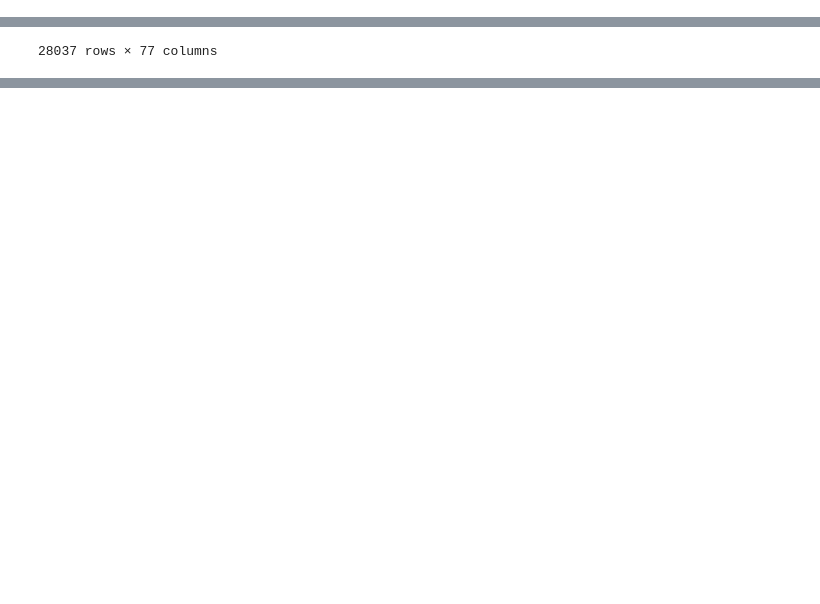
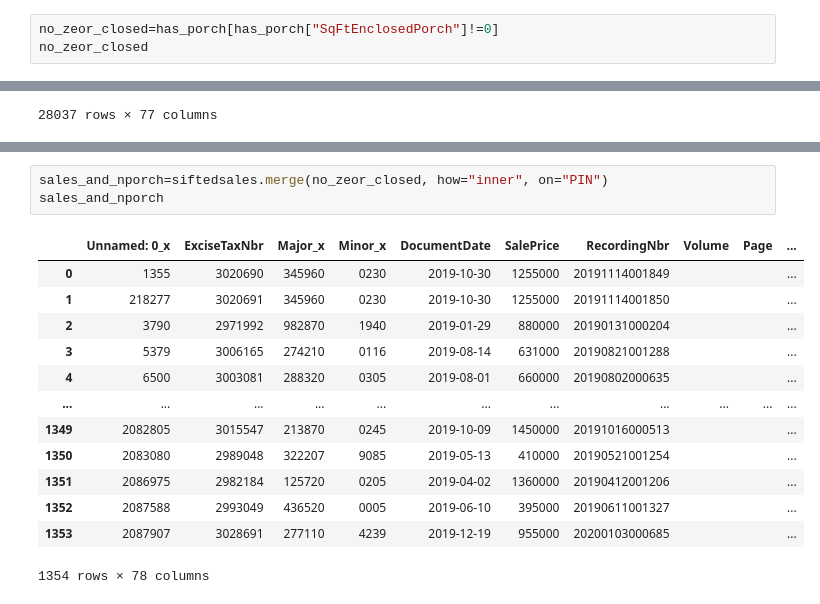
Before and after one commit to chum46/housing_sales_king_county, a Jupyter notebook: notebooks/exploratory/02_js_exploratory_Visualizations.ipynb, the cells around one changed output, grey strips where cells are left out. Drawn from its saved outputs; the diff is of its cells as text; blank space fills up the shorter version.

```diff
--- a/notebooks/exploratory/02_js_exploratory_Visualizations.ipynb
+++ b/notebooks/exploratory/02_js_exploratory_Visualizations.ipynb
@@ -208,3 +205,6 @@ has_porch
 | 37944 | 515045 | 880590 | 0420 | 1 | 1 | 2026 E LOUISA ST 98112 | 2026 |  | ... |
 | 37946 | 515075 | 195160 | 0190 | 1 | 1 | 25643 29TH AVE S 98032 | 25643 |  | ... |
 20628 rows × 53 columns
+# %%
+no_zeor_closed=has_porch[has_porch["SqFtEnclosedPorch"]!=0]
+no_zeor_closed
@@ -274 +294,18 @@ sales_and_porch
+# %%
+sales_and_nporch=siftedsales.merge(no_zeor_closed, how="inner", on="PIN")
+sales_and_nporch
+# %% [output]
+|  | Unnamed: 0_x | ExciseTaxNbr | Major_x | Minor_x | DocumentDate | SalePrice | RecordingNbr | Volume | Page | ... |
+| 0 | 1355 | 3020690 | 345960 | 0230 | 2019-10-30 | 1255000 | 20191114001849 |  |  | ... |
+| 1 | 218277 | 3020691 | 345960 | 0230 | 2019-10-30 | 1255000 | 20191114001850 |  |  | ... |
+| 2 | 3790 | 2971992 | 982870 | 1940 | 2019-01-29 | 880000 | 20190131000204 |  |  | ... |
+| 3 | 5379 | 3006165 | 274210 | 0116 | 2019-08-14 | 631000 | 20190821001288 |  |  | ... |
+| 4 | 6500 | 3003081 | 288320 | 0305 | 2019-08-01 | 660000 | 20190802000635 |  |  | ... |
+| ... | ... | ... | ... | ... | ... | ... | ... | ... | ... | ... |
+| 1349 | 2082805 | 3015547 | 213870 | 0245 | 2019-10-09 | 1450000 | 20191016000513 |  |  | ... |
+| 1350 | 2083080 | 2989048 | 322207 | 9085 | 2019-05-13 | 410000 | 20190521001254 |  |  | ... |
+| 1351 | 2086975 | 2982184 | 125720 | 0205 | 2019-04-02 | 1360000 | 20190412001206 |  |  | ... |
+| 1352 | 2087588 | 2993049 | 436520 | 0005 | 2019-06-10 | 395000 | 20190611001327 |  |  | ... |
+| 1353 | 2087907 | 3028691 | 277110 | 4239 | 2019-12-19 | 955000 | 20200103000685 |  |  | ... |
+1354 rows × 78 columns
 # %%
```
Also changed, not shown: parts of 21 cells of this notebook, 4 other files.
